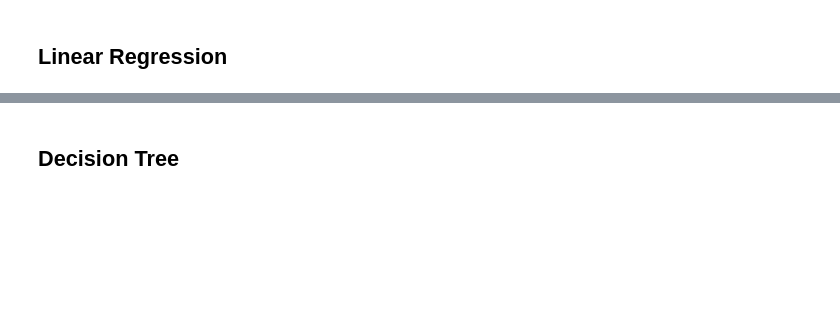
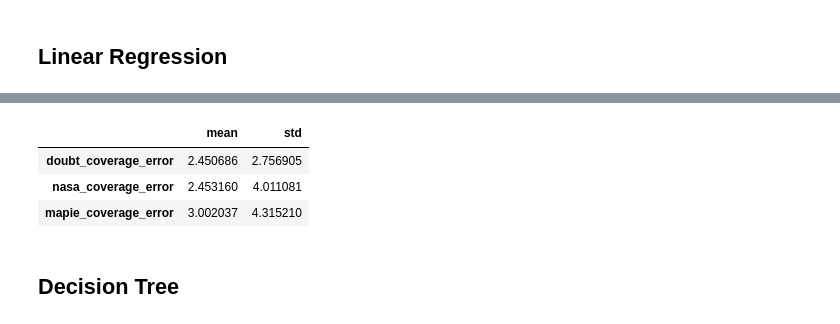
Before and after one commit to cmougan/MonitoringUncertainty, a Jupyter notebook: uncertaintyExperiments.ipynb, the cells around one changed output, grey strips where cells are left out. Cells and saved outputs as stored; diff of their text form; code cells hidden in the pictures; blank space fills up the shorter version.

```diff
--- a/uncertaintyExperiments.ipynb
+++ b/uncertaintyExperiments.ipynb
@@ -127,3 +165,15 @@ df
+# %%
+error_cols = [col for col in linreg_df.columns if 'error' in col]
+(linreg_df[error_cols].abs()
+                      .describe()
+                      .loc[['mean', 'std']]
+                      .T
+                      .sort_values(by='mean'))
+# %% [output]
+|  | mean | std |
+| doubt_coverage_error | 2.450686 | 2.756905 |
+| nasa_coverage_error | 2.453160 | 4.011081 |
+| mapie_coverage_error | 3.002037 | 4.315210 |
 # %% [markdown]
 ## Decision Tree
 # %%
```
Also changed, not shown: parts of 7 cells of this notebook.
